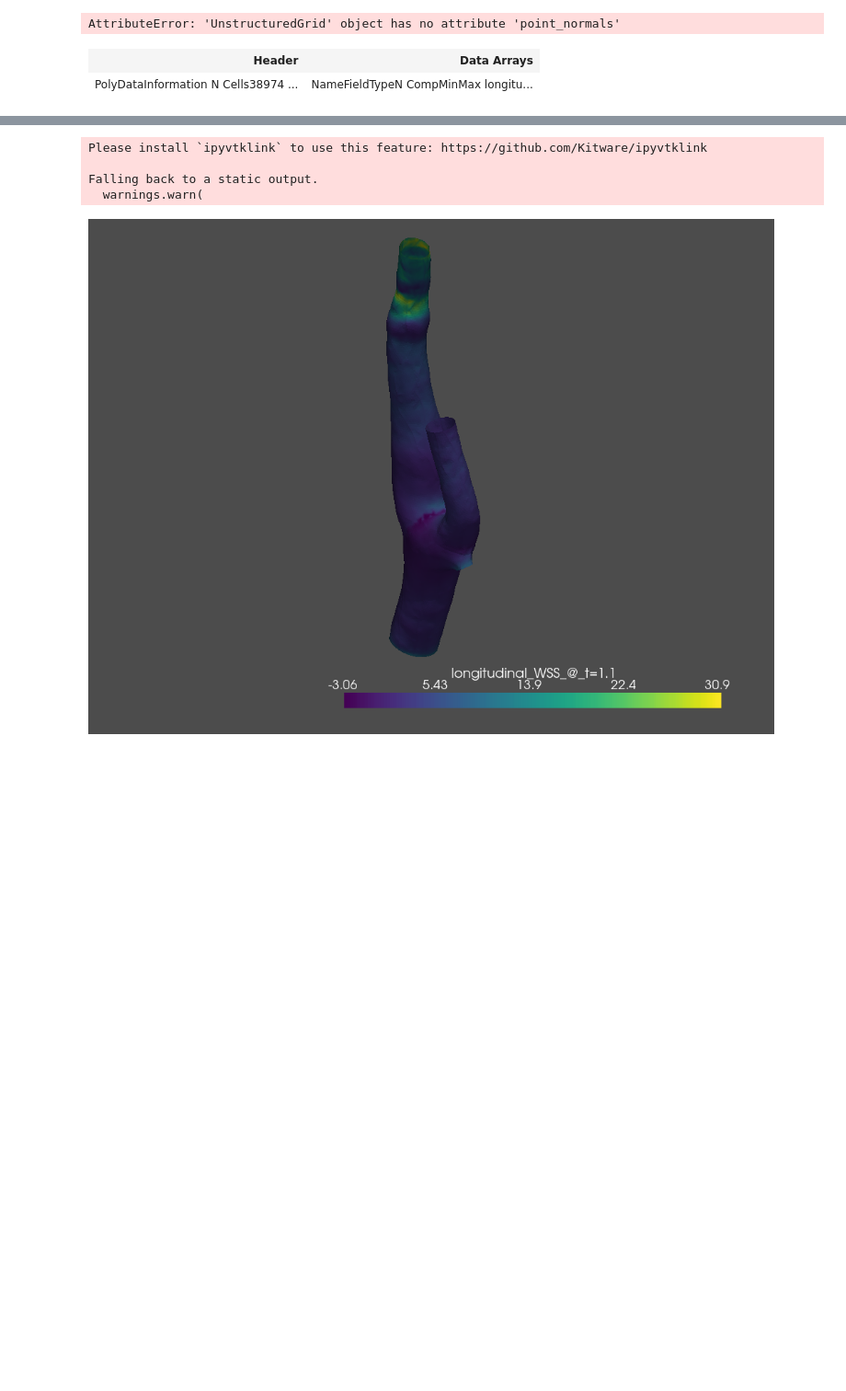
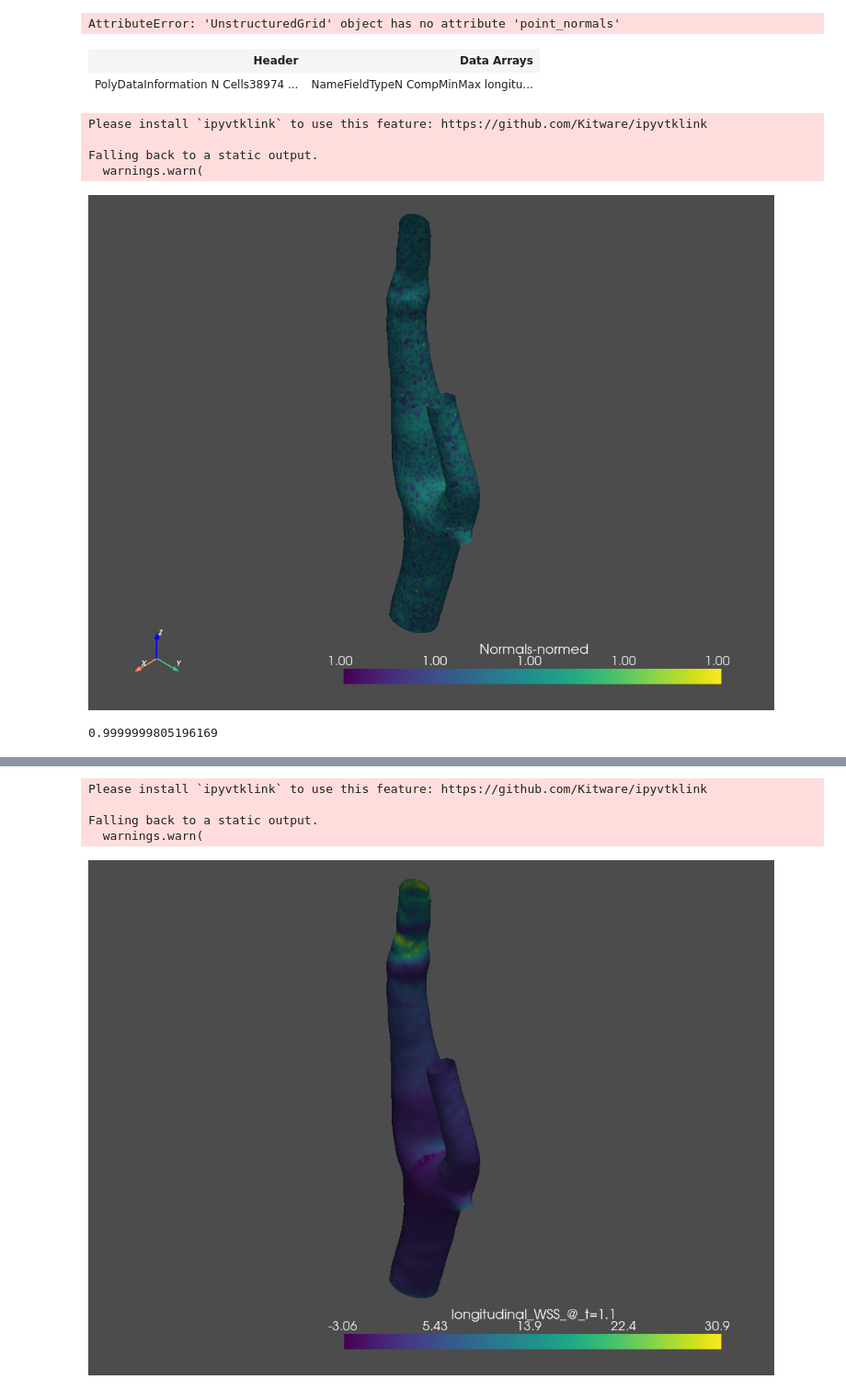
Before and after one commit to rhoP/MLgSA_GCNN, a Jupyter notebook: anal/Analysis.ipynb, the cells around one changed output, grey strips where cells are left out. Shown: that part at 92% size. Cells and saved outputs as stored; diff of their text form; code cells hidden in the pictures; blank space fills up the shorter version.

```diff
--- a/anal/Analysis.ipynb
+++ b/anal/Analysis.ipynb
@@ -215,3 +230,11 @@ grid.compute_normals(inplace=True)
 # %% [output]
 | Header | Data Arrays |
 | PolyDataInformation N Cells38974 ... | NameFieldTypeN CompMinMax longitu... |
+# %%
+grid.plot(scalars='Normals-normed')
+# %% [output]
+Please install `ipyvtklink` to use this feature: https://github.com/Kitware/ipyvtklink
+
+Falling back to a static output.
+  warnings.warn(
+[figure, added]
@@ -217,0 +245,4 @@ grid.compute_normals(inplace=True)
+# %%
+np.linalg.norm([-0.23306529, -0.8930662 ,  0.3848549 ])
+# %% [output]
+0.9999999805196169
```
Also changed, not shown: parts of 28 cells of this notebook, 1 other file.
